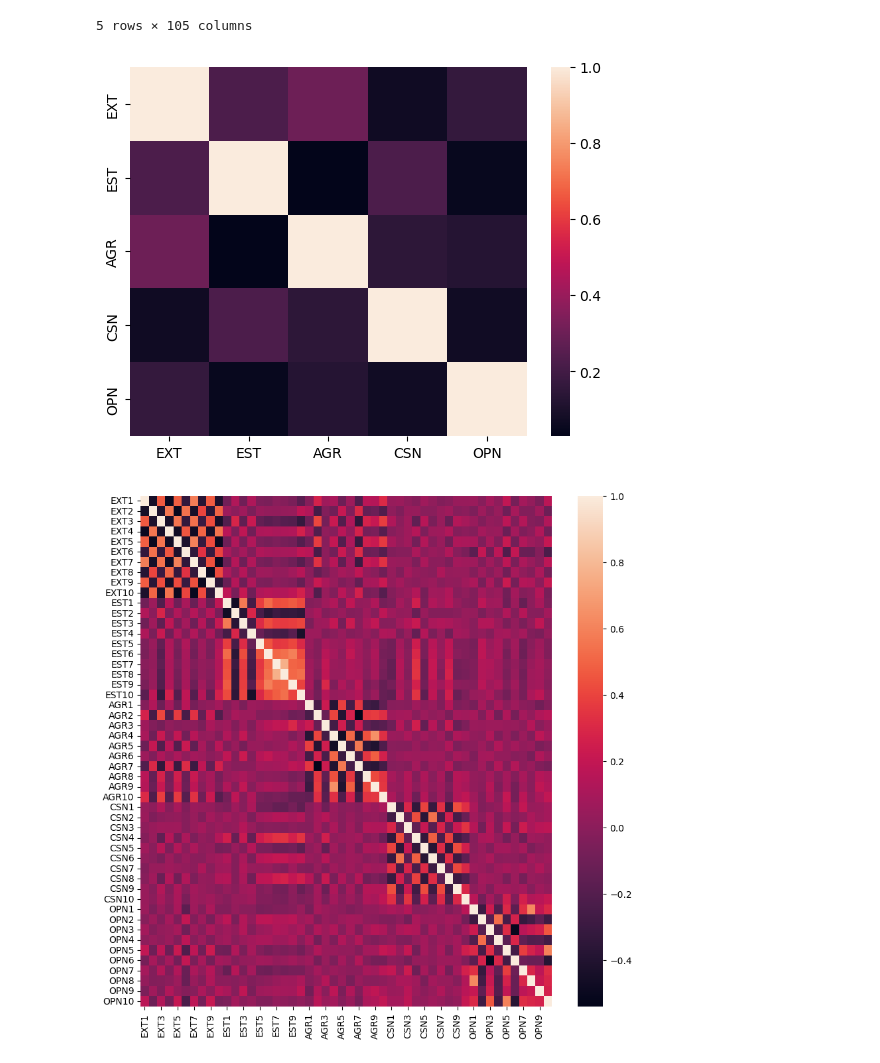
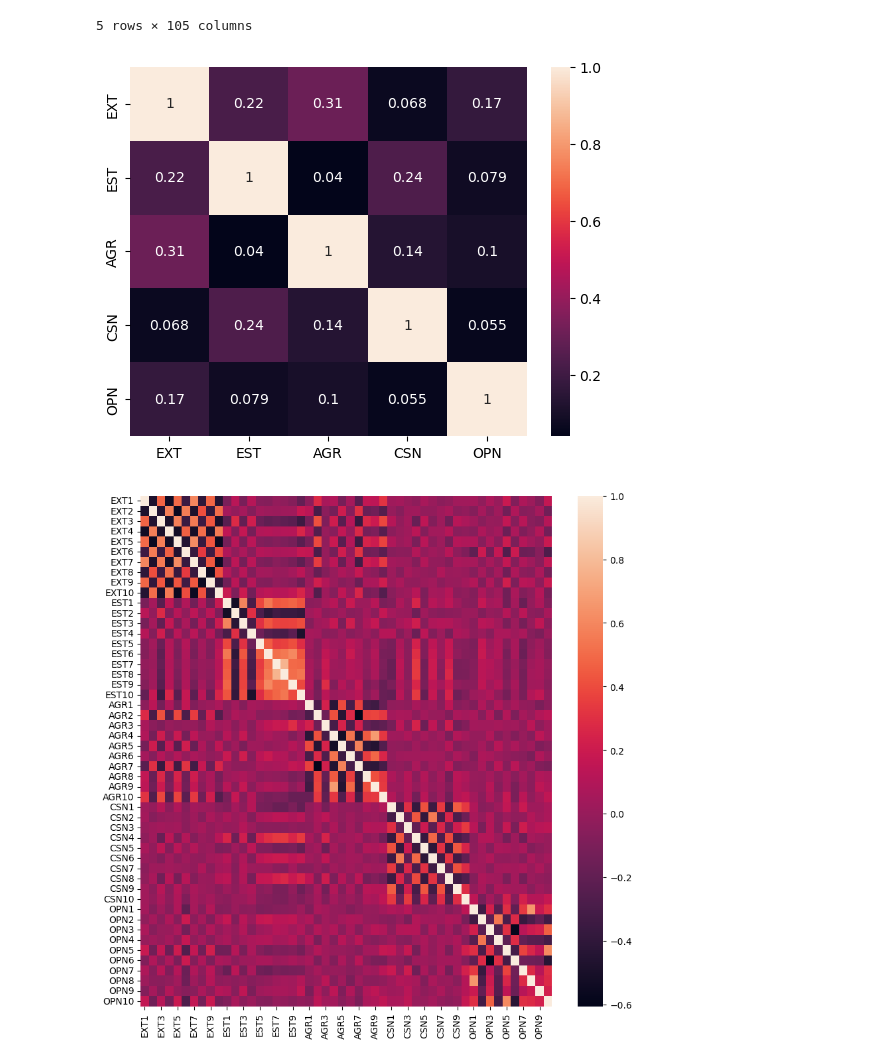
Before and after one commit to Karolina1110/personality_data, a Jupyter notebook: data_analisis.ipynb, the cells around one changed output. Cells and saved outputs as stored; diff of their text form; code cells hidden in the pictures.

```diff
--- a/data_analisis.ipynb
+++ b/data_analisis.ipynb
@@ -5,7 +5,7 @@ import utils
 import seaborn as sn
 import matplotlib.pyplot as plt
 # %%
-data = pd.read_csv('data/results_fix.csv', index_col=0)
+data = pd.read_csv('data/results_fix_notzero_final.csv', index_col=0)
 data.head()
 # %% [output]
 |  | EXT1 | EXT2 | EXT3 | EXT4 | EXT5 | EXT6 | EXT7 | EXT8 | EXT9 | EXT10 | ... | ... |
@@ -16,16 +16,16 @@ data.head()
 | 4 | 3.0 | 3.0 | 4.0 | 2.0 | 4.0 | 2.0 | 2.0 | 3.0 | 3.0 | 4.0 | ... | ... |
 5 rows × 105 columns
 # %%
-sn.heatmap(data.iloc[: , 100:105].corr())
+sn.heatmap(data.iloc[: , 100:105].corr(), annot=True)
 plt.show()
 # %% [output]
-[figure, old version]
+[figure, new version]
 # %%
 f, ax = plt.subplots(figsize=(10,10))
 sn.heatmap(data.iloc[: , 0:50].corr())
 plt.show()
 # %% [output]
-[figure, old version]
+[figure, new version]
 # %%
 f, ax = plt.subplots(figsize=(10,10))
 sn.heatmap(data.iloc[: , 50:100].corr())
```
Also changed, not shown: parts of 8 cells of this notebook, 9 other files.
